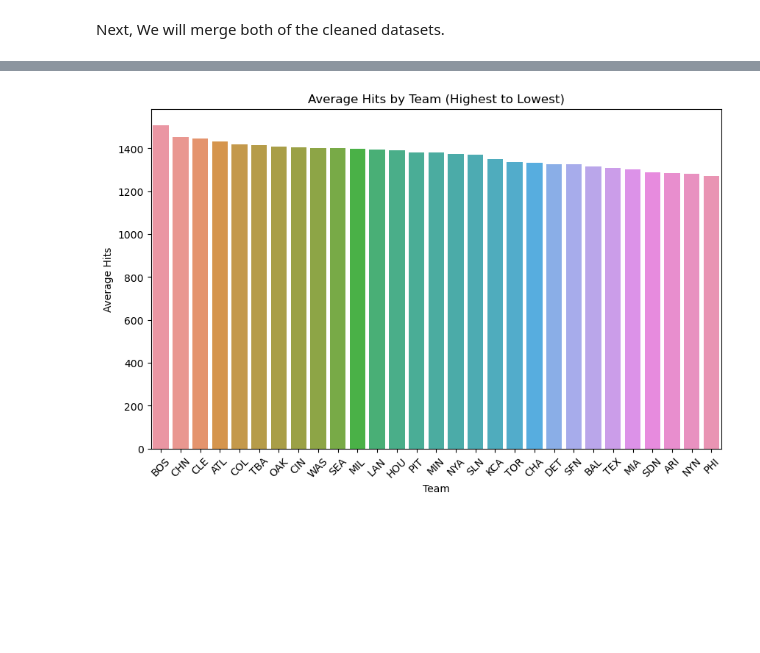
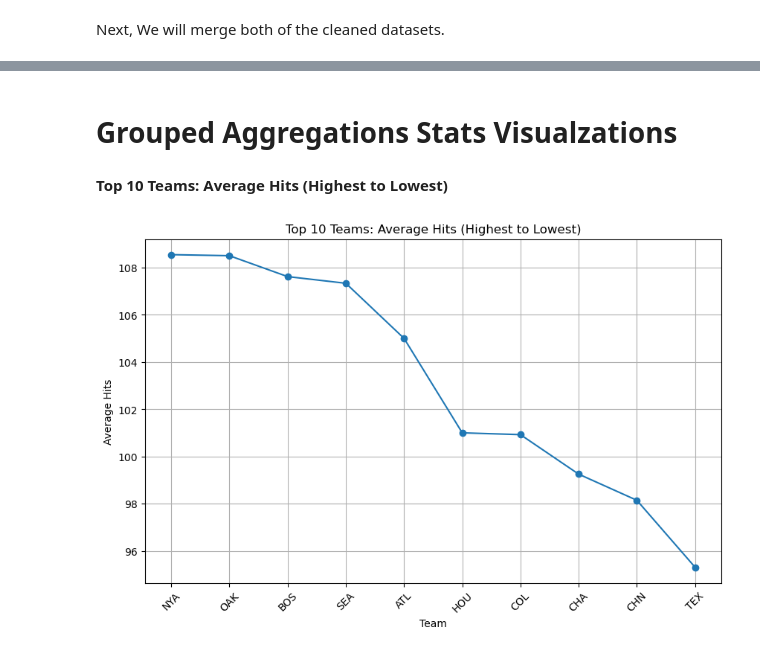
Before and after one commit to JMNAJE/data_analysis_capstone, a Jupyter notebook: data_analysis_capstone_df.ipynb, the cells around one changed output, grey strips where cells are left out. Drawn from its saved outputs; the diff is of its cells as text; code cells hidden in the pictures; blank space fills up the shorter version.

```diff
--- a/data_analysis_capstone_df.ipynb
+++ b/data_analysis_capstone_df.ipynb
@@ -380,3 +333,0 @@ file_path = r'D:\Code LOU\data_analysis_capstone\Data\teams.csv'
-# %%
-# Read the teams.csv file
-data_teams = pd.read_csv(file_path)
@@ -423,10 +368,10 @@ print(data_teams.shape)
 columns_to_remove = ['yearID', 'park', 'attendance', 'BPF', 'PPF', 'IPouts', 'SOA']
 
 # Removing the specified columns only if they exist
-data_teams = data_teams.drop(columns=[col for col in columns_to_remove if col in data_teams.columns], inplace=False)
+teams_df= data_teams.drop(columns=[col for col in columns_to_remove if col in data_teams.columns], inplace=False)
 
 # Display the DataFrame columns to verify the changes
-print(data_teams.columns)
+teams_df.columns
 # %% [output]
 Index(['lgID', 'teamID', 'divID', 'Rank', 'G', 'W', 'L', 'DivWin', 'WCWin',
        'LgWin', 'WSWin', 'R', 'AB', 'H', '2B', '3B', 'HR', 'BB', 'SO', 'SB',
@@ -497,10 +435,10 @@ abbreviations = {
 }
 
 # Rename the columns in the data_teams DataFrame
-data_teams.rename(columns=abbreviations, inplace=True)
+teams_df.rename(columns=abbreviations, inplace=True)
 
 # Display the new column names to verify they've been updated
-print(data_teams.columns)
+print(teams_df.columns)
 # %% [output]
 Index(['League', 'Team', 'Division', 'Rank', 'Games', 'Wins', 'Losses',
        'DivWin', 'WCWin', 'League Win', 'WSWin', 'Runs', 'At Bat', 'Hits',
@@ -606,6 +508,8 @@ Index(['Team Name', 'League', 'Team', 'Division', 'Rank', 'Games', 'Wins',
       dtype='object')
 # %%
-merged_df = pd.merge(data_atbats, data_teams, left_on='team', right_on='Team')
+# Merging atbats_df_sorted and data_teams_cleaned DataFrames on 'Team'
+merged_df = pd.merge(atbats_df_sorted, teams_df, on='Team', suffixes=('', '_team'))
 
-print(merged_df.head())
+# Display the first five rows of the merged DataFrame
+merged_df.head(5)
 # %% [output]
@@ -703,14 +603,22 @@ plt.show()
+# %% [markdown]
+# Grouped Aggregations Stats Visualzations
+# %% [markdown]
+<b> Top 10 Teams: Average Hits (Highest to Lowest) <b>
 # %%
 # Group by 'Team' and calculate average hits, then sort in descending order
 team_stats = merged_df.groupby('Team')['Hits'].mean().sort_values(ascending=False)
 
-# Creating the bar chart for average hits
+# filter the top 10 teams
+top_10_teams = team_stats.head(10)
+
+# Creating a line chart for average hits
 plt.figure(figsize=(10, 6))
-sns.barplot(x=team_stats.index, y=team_stats)
-plt.title('Average Hits by Team (Highest to Lowest)')
+plt.plot(top_10_teams.index, top_10_teams, marker='o')  # 'o' adds circle markers to each point
+plt.title('Top 10 Teams: Average Hits (Highest to Lowest)')
 plt.xlabel('Team')
 plt.ylabel('Average Hits')
 plt.xticks(rotation=45)
+plt.grid(True)
 plt.show()
 # %% [output]
-[figure, old version]
+[figure, new version]
```
Also changed, not shown: parts of 91 cells of this notebook, 2 other files.
